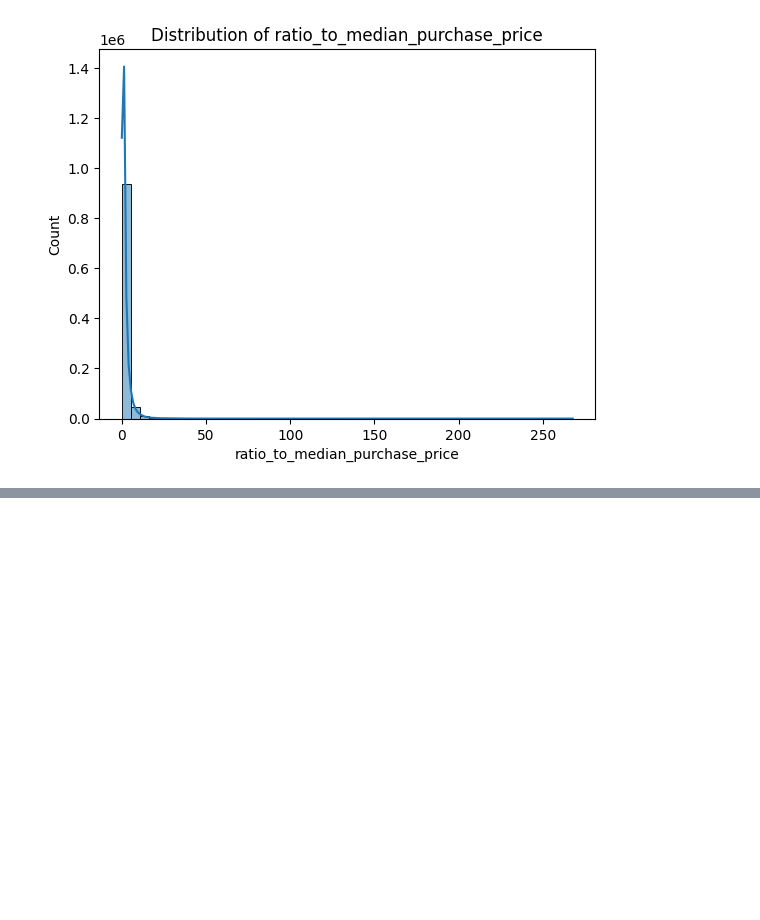
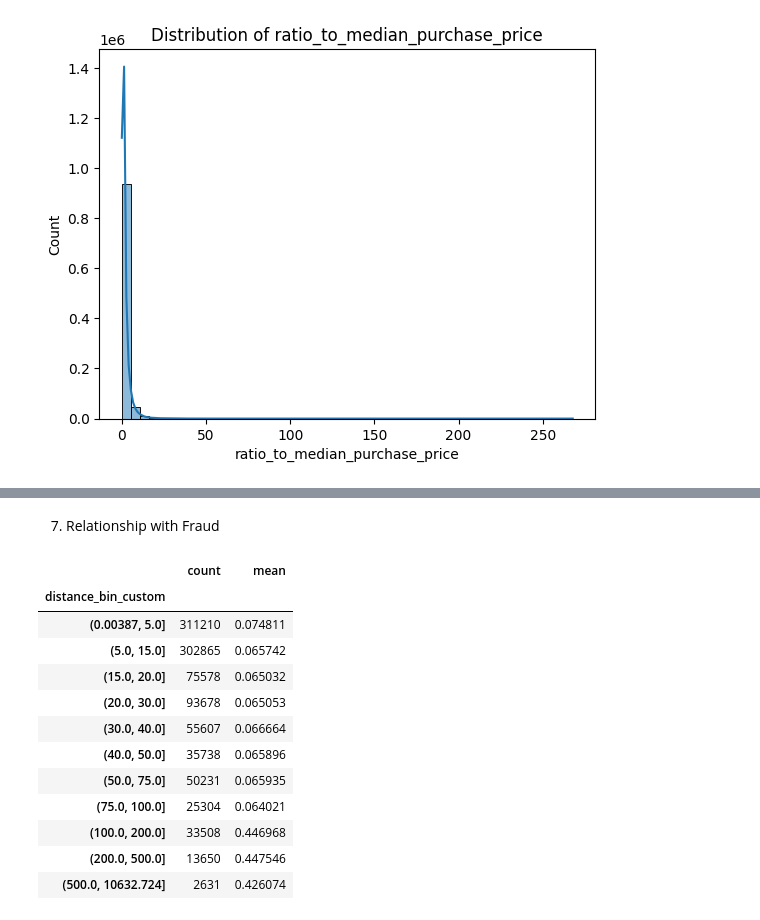
Before and after one commit to Mahaamimiii/Credit_Card_Fraud_Analysis, a Jupyter notebook: Cred_Card_Fraudipynb.ipynb, the cells around one changed output, grey strips where cells are left out. Cells and saved outputs as stored; diff of their text form; code cells hidden in the pictures; blank space fills up the shorter version.

```diff
--- a/Cred_Card_Fraudipynb.ipynb
+++ b/Cred_Card_Fraudipynb.ipynb
@@ -87,0 +120,18 @@ for col in cont_cols:
+# %% [markdown]
+7. Relationship with Fraud
+# %%
+df.groupby('distance_bin_custom')['fraud'].agg(['count', 'mean'])
+# %% [output]
+|  | count | mean |
+| distance_bin_custom |  |  |
+| (0.00387, 5.0] | 311210 | 0.074811 |
+| (5.0, 15.0] | 302865 | 0.065742 |
+| (15.0, 20.0] | 75578 | 0.065032 |
+| (20.0, 30.0] | 93678 | 0.065053 |
+| (30.0, 40.0] | 55607 | 0.066664 |
+| (40.0, 50.0] | 35738 | 0.065896 |
+| (50.0, 75.0] | 50231 | 0.065935 |
+| (75.0, 100.0] | 25304 | 0.064021 |
+| (100.0, 200.0] | 33508 | 0.446968 |
+| (200.0, 500.0] | 13650 | 0.447546 |
+| (500.0, 10632.724] | 2631 | 0.426074 |
```
Also changed, not shown: parts of 71 cells of this notebook.
